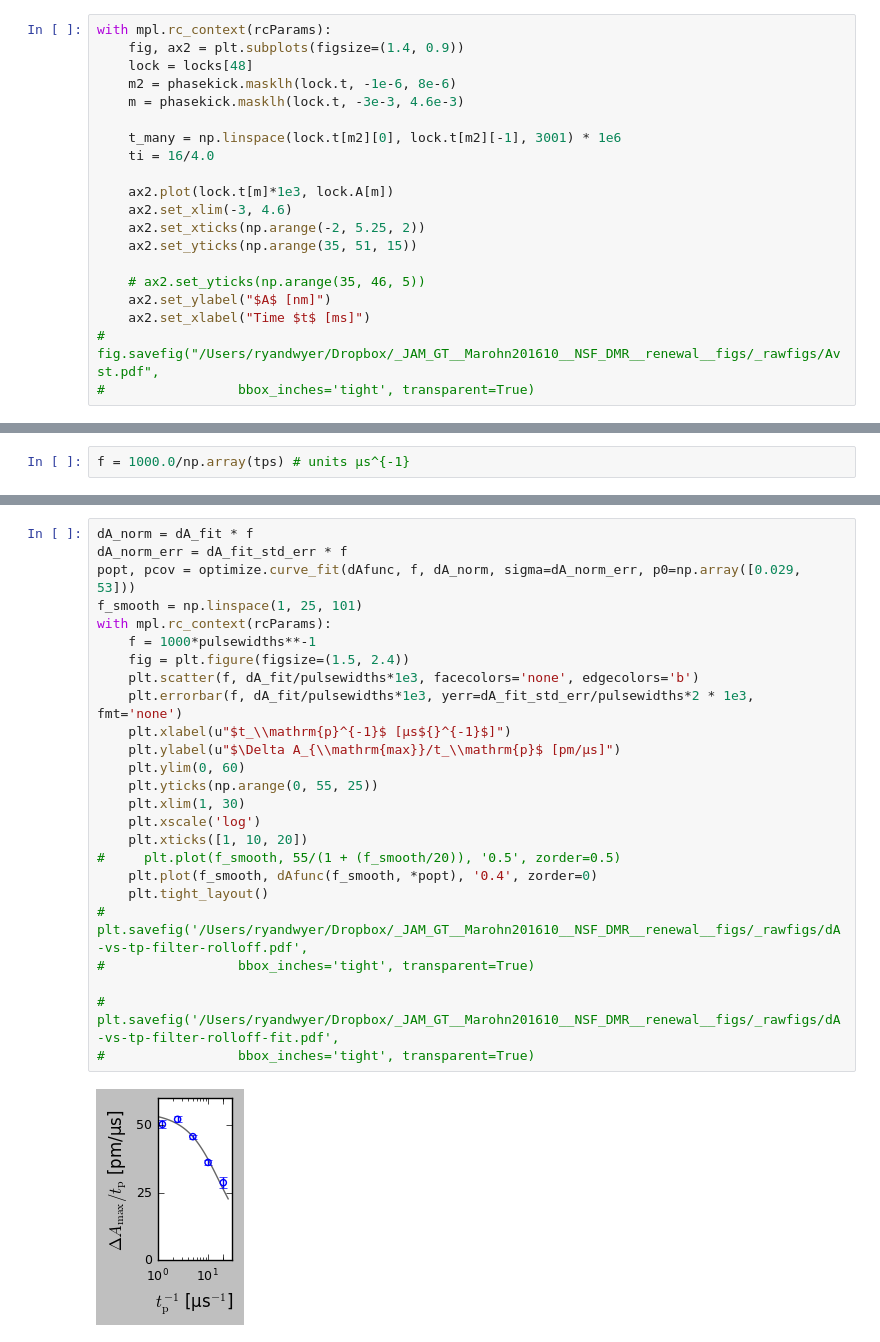
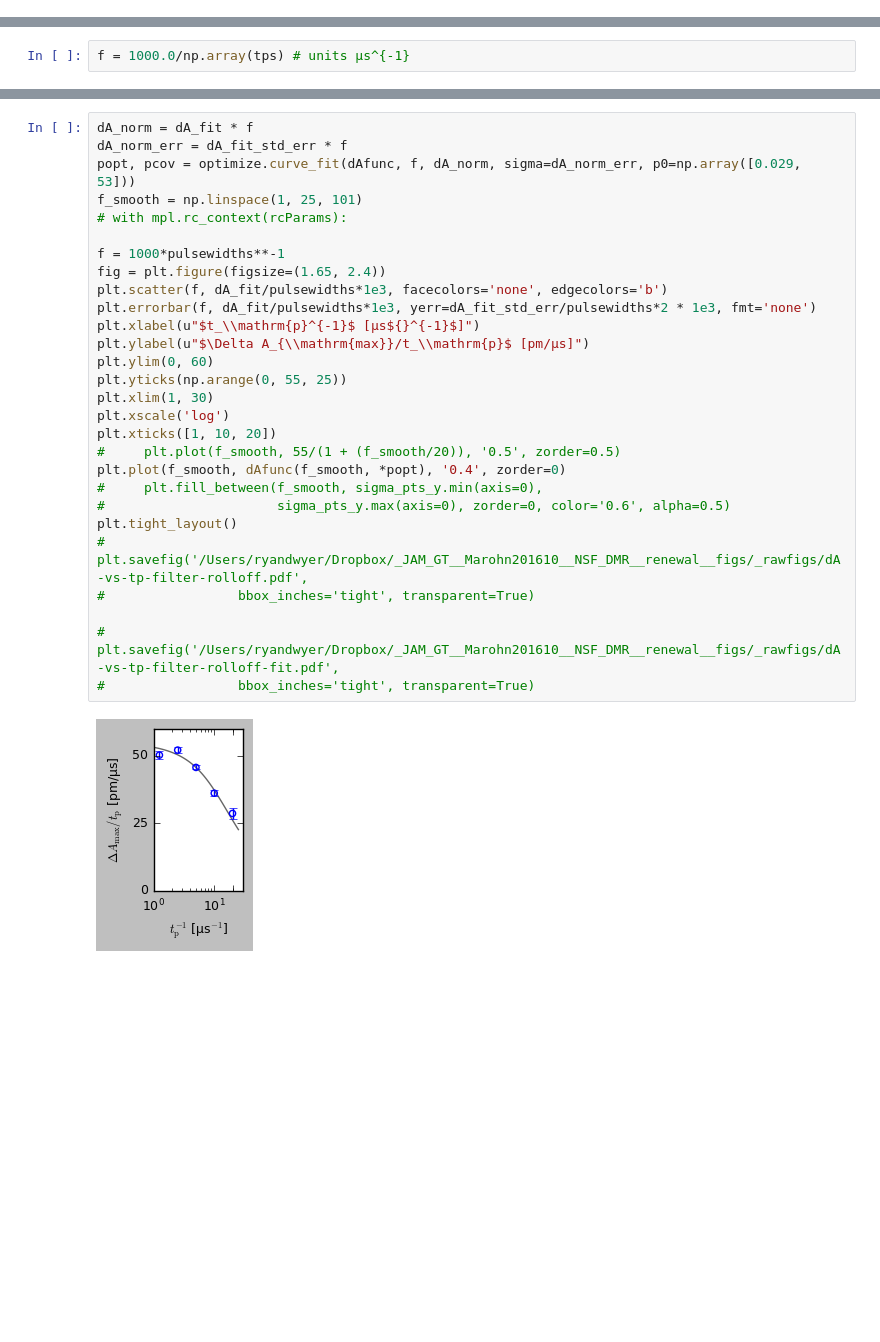
Before and after one commit to ryanpdwyer/1605-phasekick, a Jupyter notebook: figs_scripts/050-subcycle-pk-efm-all.ipynb, the cells around one changed output, grey strips where cells are left out. Cells and saved outputs as stored; diff of their text form; blank space fills up the shorter version.

Commit message:
Commit new figure files

```diff
--- a/figs_scripts/050-subcycle-pk-efm-all.ipynb
+++ b/figs_scripts/050-subcycle-pk-efm-all.ipynb
@@ -140,23 +216,3 @@ f   mag       dB
 31000.000 0.000 -101.316
 62000.000 0.000 -126.825
 500000.000 0.000 -191.988
-# %%
-with mpl.rc_context(rcParams):
-    fig, ax2 = plt.subplots(figsize=(1.4, 0.9))
-    lock = locks[48]
-    m2 = phasekick.masklh(lock.t, -1e-6, 8e-6)
-    m = phasekick.masklh(lock.t, -3e-3, 4.6e-3)
-
-    t_many = np.linspace(lock.t[m2][0], lock.t[m2][-1], 3001) * 1e6
-    ti = 16/4.0
-
-    ax2.plot(lock.t[m]*1e3, lock.A[m])
-    ax2.set_xlim(-3, 4.6)
-    ax2.set_xticks(np.arange(-2, 5.25, 2))
-    ax2.set_yticks(np.arange(35, 51, 15))
-
-    # ax2.set_yticks(np.arange(35, 46, 5))
-    ax2.set_ylabel("$A$ [nm]")
-    ax2.set_xlabel("Time $t$ [ms]")
-#     fig.savefig("/Users/ryandwyer/Dropbox/_JAM_GT__Marohn201610__NSF_DMR__renewal__figs/_rawfigs/Avst.pdf",
-#                 bbox_inches='tight', transparent=True)
@@ -231,27 +449,30 @@ f = 1000.0/np.array(tps) # units µs^{-1}
 # %%
 dA_norm = dA_fit * f
 dA_norm_err = dA_fit_std_err * f
 popt, pcov = optimize.curve_fit(dAfunc, f, dA_norm, sigma=dA_norm_err, p0=np.array([0.029, 53]))
 f_smooth = np.linspace(1, 25, 101)
-with mpl.rc_context(rcParams):
-    f = 1000*pulsewidths**-1
-    fig = plt.figure(figsize=(1.5, 2.4))
-    plt.scatter(f, dA_fit/pulsewidths*1e3, facecolors='none', edgecolors='b')
-    plt.errorbar(f, dA_fit/pulsewidths*1e3, yerr=dA_fit_std_err/pulsewidths*2 * 1e3, fmt='none')
-    plt.xlabel(u"$t_\\mathrm{p}^{-1}$ [µs${}^{-1}$]")
-    plt.ylabel(u"$\Delta A_{\\mathrm{max}}/t_\\mathrm{p}$ [pm/µs]")
-    plt.ylim(0, 60)
-    plt.yticks(np.arange(0, 55, 25))
-    plt.xlim(1, 30)
-    plt.xscale('log')
-    plt.xticks([1, 10, 20])
+# with mpl.rc_context(rcParams):
+
+f = 1000*pulsewidths**-1
+fig = plt.figure(figsize=(1.65, 2.4))
+plt.scatter(f, dA_fit/pulsewidths*1e3, facecolors='none', edgecolors='b')
+plt.errorbar(f, dA_fit/pulsewidths*1e3, yerr=dA_fit_std_err/pulsewidths*2 * 1e3, fmt='none')
+plt.xlabel(u"$t_\\mathrm{p}^{-1}$ [µs${}^{-1}$]")
+plt.ylabel(u"$\Delta A_{\\mathrm{max}}/t_\\mathrm{p}$ [pm/µs]")
+plt.ylim(0, 60)
+plt.yticks(np.arange(0, 55, 25))
+plt.xlim(1, 30)
+plt.xscale('log')
+plt.xticks([1, 10, 20])
 #     plt.plot(f_smooth, 55/(1 + (f_smooth/20)), '0.5', zorder=0.5)
-    plt.plot(f_smooth, dAfunc(f_smooth, *popt), '0.4', zorder=0)
-    plt.tight_layout()
+plt.plot(f_smooth, dAfunc(f_smooth, *popt), '0.4', zorder=0)
+#     plt.fill_between(f_smooth, sigma_pts_y.min(axis=0),
+#                      sigma_pts_y.max(axis=0), zorder=0, color='0.6', alpha=0.5)
+plt.tight_layout()
 #     plt.savefig('/Users/ryandwyer/Dropbox/_JAM_GT__Marohn201610__NSF_DMR__renewal__figs/_rawfigs/dA-vs-tp-filter-rolloff.pdf',
 #                 bbox_inches='tight', transparent=True)
 
 #     plt.savefig('/Users/ryandwyer/Dropbox/_JAM_GT__Marohn201610__NSF_DMR__renewal__figs/_rawfigs/dA-vs-tp-filter-rolloff-fit.pdf',
 #                 bbox_inches='tight', transparent=True)
 # %% [output]
-[figure, old version]
+[figure, new version]
```
Also changed, not shown: parts of 21 cells of this notebook, 5 other files.
